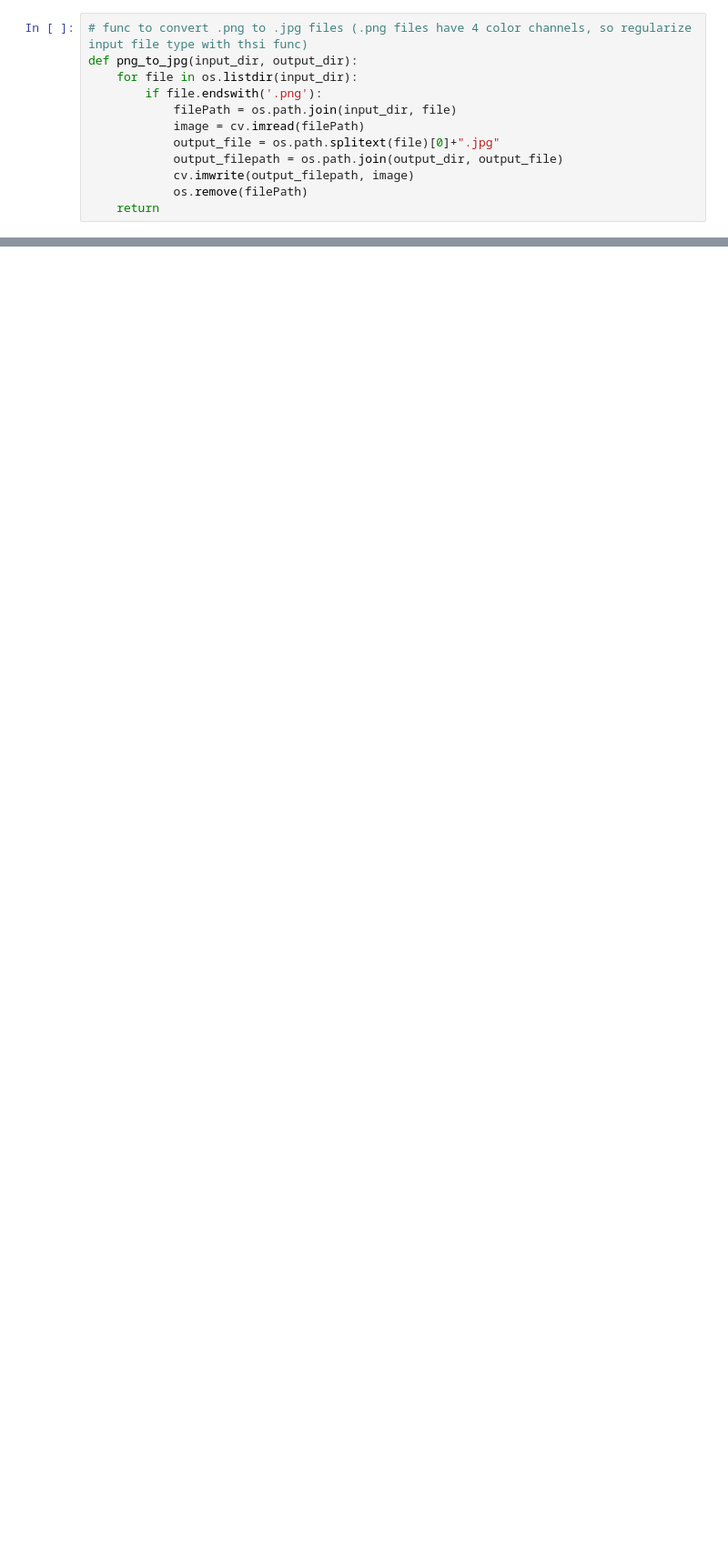
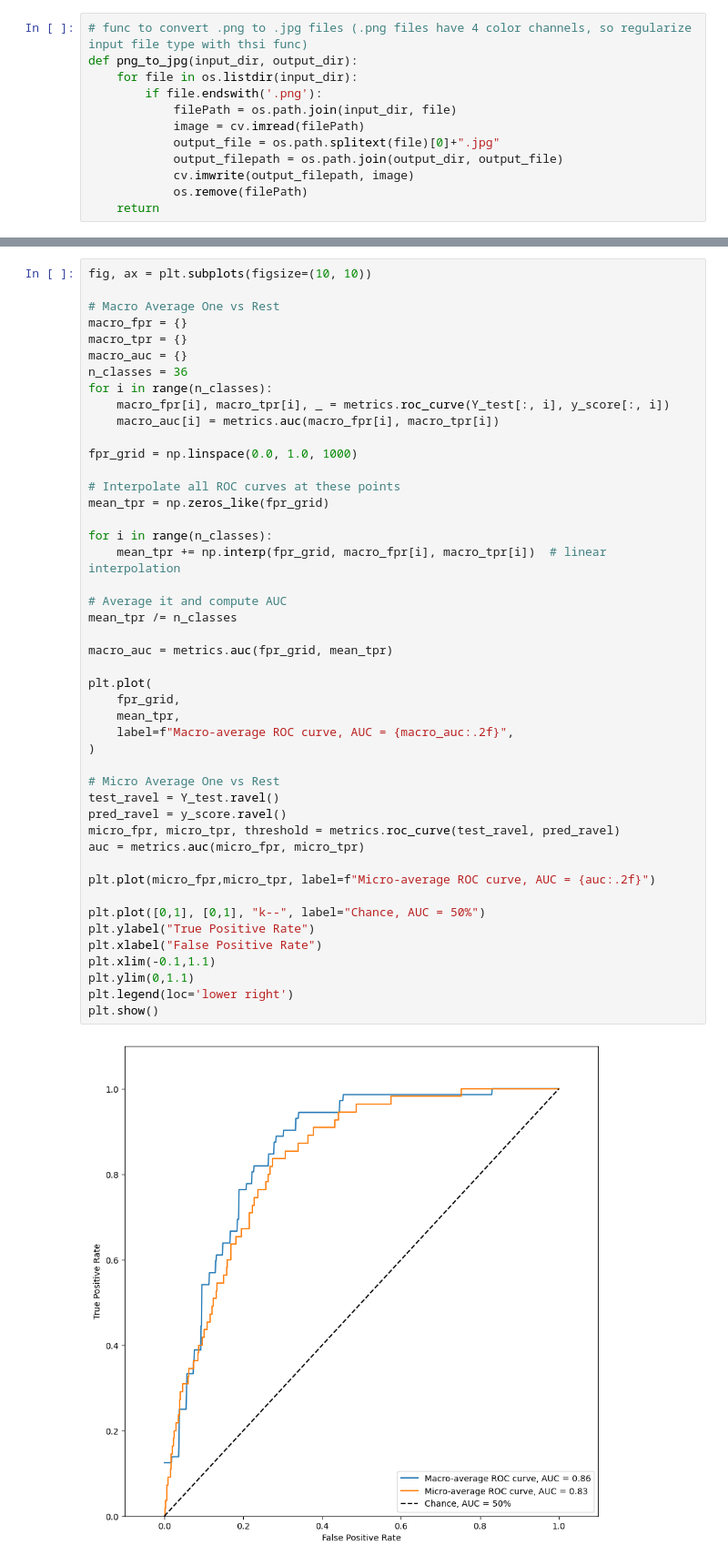
Before and after one commit to A-Skiv/Particle_zoo_image_classification, a Jupyter notebook: example.ipynb, the cells around one changed output, grey strips where cells are left out. Shown: that part at 91% size. Saved outputs shown, nothing was run; the diff lists cells and outputs as text; blank space fills up the shorter version.

```diff
--- a/example.ipynb
+++ b/example.ipynb
@@ -224,0 +257,48 @@ The undergrads are going to begin optimizing and training various neural network
+# %%
+fig, ax = plt.subplots(figsize=(10, 10))
+
+# Macro Average One vs Rest
+macro_fpr = {}
+macro_tpr = {}
+macro_auc = {}
+n_classes = 36
+for i in range(n_classes):
+    macro_fpr[i], macro_tpr[i], _ = metrics.roc_curve(Y_test[:, i], y_score[:, i])
+    macro_auc[i] = metrics.auc(macro_fpr[i], macro_tpr[i])
+
+fpr_grid = np.linspace(0.0, 1.0, 1000)
+
+# Interpolate all ROC curves at these points
+mean_tpr = np.zeros_like(fpr_grid)
+
+for i in range(n_classes):
+    mean_tpr += np.interp(fpr_grid, macro_fpr[i], macro_tpr[i])  # linear interpolation
+
+# Average it and compute AUC
+mean_tpr /= n_classes
+
+macro_auc = metrics.auc(fpr_grid, mean_tpr)
+
+plt.plot(
+    fpr_grid,
+    mean_tpr,
+    label=f"Macro-average ROC curve, AUC = {macro_auc:.2f}",
+)
+
+# Micro Average One vs Rest
+test_ravel = Y_test.ravel()
+pred_ravel = y_score.ravel()
+micro_fpr, micro_tpr, threshold = metrics.roc_curve(test_ravel, pred_ravel)
+auc = metrics.auc(micro_fpr, micro_tpr)
+
+plt.plot(micro_fpr,micro_tpr, label=f"Micro-average ROC curve, AUC = {auc:.2f}")
+
+plt.plot([0,1], [0,1], "k--", label="Chance, AUC = 50%")
+plt.ylabel("True Positive Rate")
+plt.xlabel("False Positive Rate")
+plt.xlim(-0.1,1.1)
+plt.ylim(0,1.1)
+plt.legend(loc='lower right')
+plt.show()
+# %% [output]
+[figure, added]
```
Also changed, not shown: parts of 11 cells of this notebook, 1 other file.
